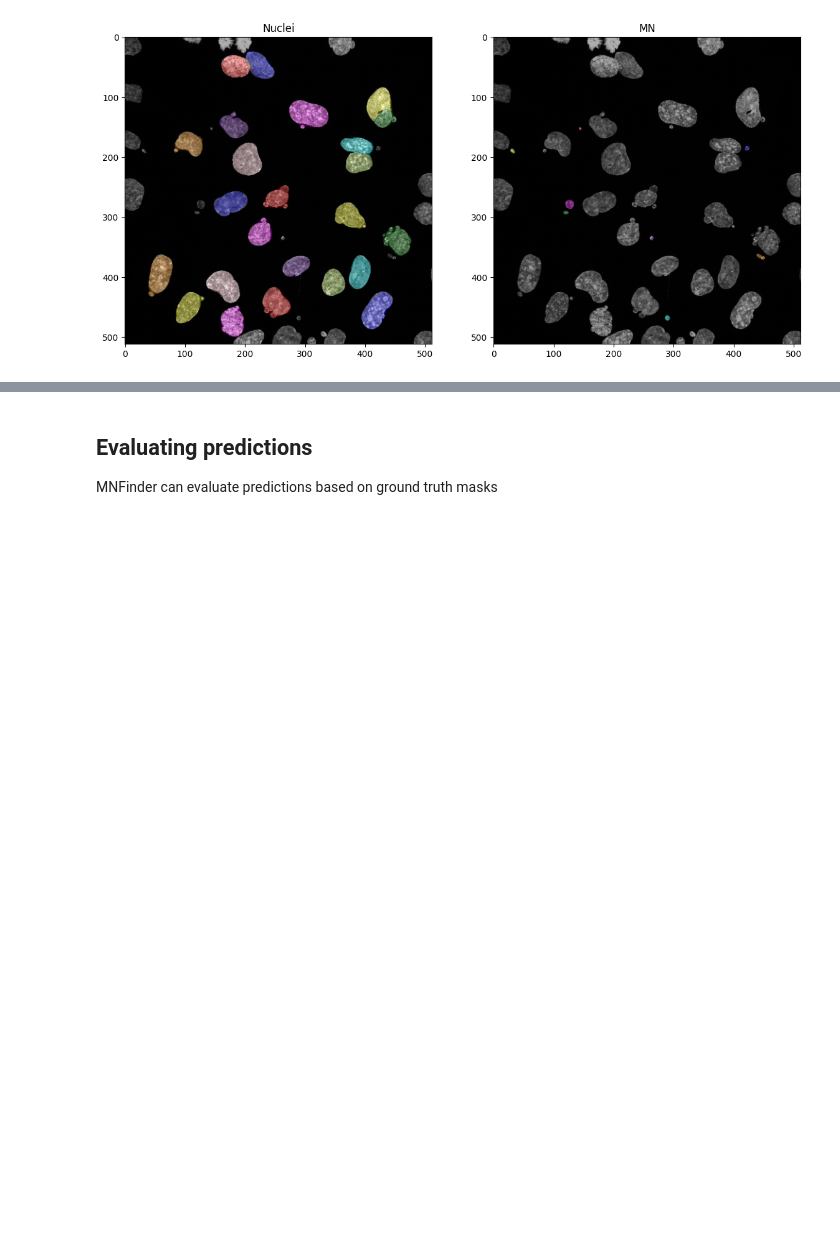
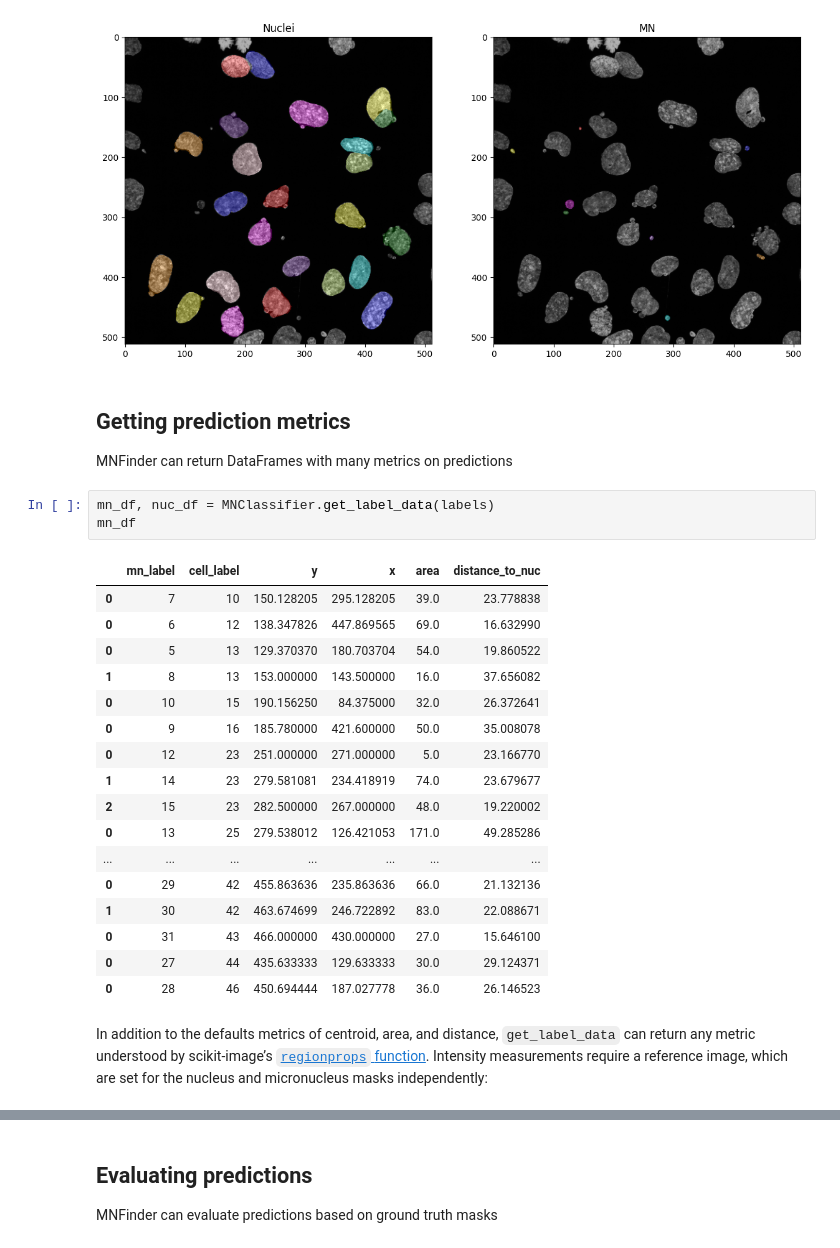
Before and after one commit to hatch-lab/mnfinder, a Jupyter notebook: quick-start.ipynb, the cells around one changed output, grey strips where cells are left out. Cells and saved outputs as stored; diff of their text form; blank space fills up the shorter version.

Commit message:
Refactored ground truth and label data code to allow any arbitrary metric available to regionprops and to DRY out the methods.

```diff
--- a/quick-start.ipynb
+++ b/quick-start.ipynb
@@ -317,3 +317,29 @@ ax[1].set_title("MN")
 # %% [output]
 Text(0.5, 1.0, 'MN')
 [figure]
+# %% [markdown]
+## Getting prediction metrics
+MNFinder can return DataFrames with many metrics on predictions
+# %%
+mn_df, nuc_df = MNClassifier.get_label_data(labels)
+mn_df
+# %% [output]
+|  | mn_label | cell_label | y | x | area | distance_to_nuc |
+| 0 | 7 | 10 | 150.128205 | 295.128205 | 39.0 | 23.778838 |
+| 0 | 6 | 12 | 138.347826 | 447.869565 | 69.0 | 16.632990 |
+| 0 | 5 | 13 | 129.370370 | 180.703704 | 54.0 | 19.860522 |
+| 1 | 8 | 13 | 153.000000 | 143.500000 | 16.0 | 37.656082 |
+| 0 | 10 | 15 | 190.156250 | 84.375000 | 32.0 | 26.372641 |
+| 0 | 9 | 16 | 185.780000 | 421.600000 | 50.0 | 35.008078 |
+| 0 | 12 | 23 | 251.000000 | 271.000000 | 5.0 | 23.166770 |
+| 1 | 14 | 23 | 279.581081 | 234.418919 | 74.0 | 23.679677 |
+| 2 | 15 | 23 | 282.500000 | 267.000000 | 48.0 | 19.220002 |
+| 0 | 13 | 25 | 279.538012 | 126.421053 | 171.0 | 49.285286 |
+| ... | ... | ... | ... | ... | ... | ... |
+| 0 | 29 | 42 | 455.863636 | 235.863636 | 66.0 | 21.132136 |
+| 1 | 30 | 42 | 463.674699 | 246.722892 | 83.0 | 22.088671 |
+| 0 | 31 | 43 | 466.000000 | 430.000000 | 27.0 | 15.646100 |
+| 0 | 27 | 44 | 435.633333 | 129.633333 | 30.0 | 29.124371 |
+| 0 | 28 | 46 | 450.694444 | 187.027778 | 36.0 | 26.146523 |
+# %% [markdown]
+In addition to the defaults metrics of centroid, area, and distance, `get_label_data` can return any metric understood by scikit-image’s [`regionprops` function](https://scikit-image.org/docs/stable/api/skimage.measure.html#skimage.measure.regionprops). Intensity measurements require a reference image, which are set for the nucleus and micronucleus masks independently:
```
Also changed, not shown: parts of 7 cells of this notebook, 2 other files.
